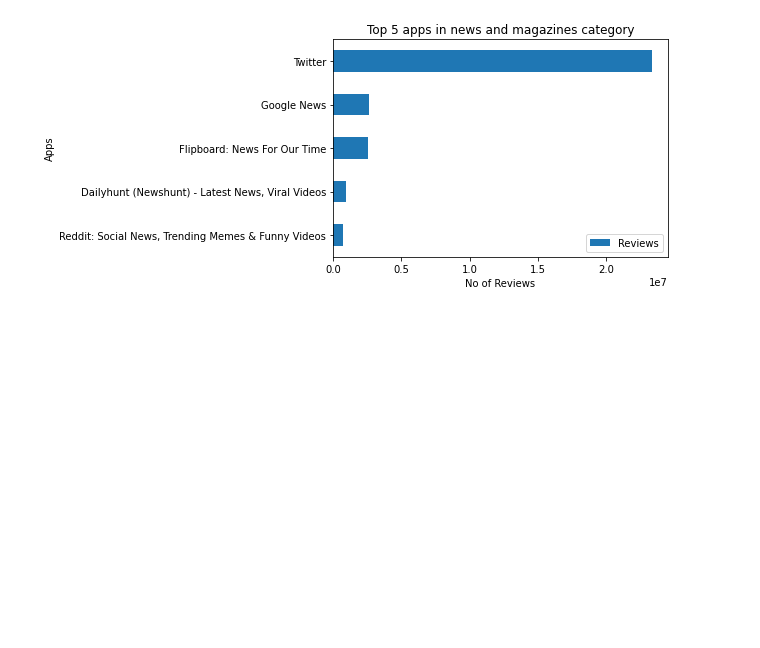
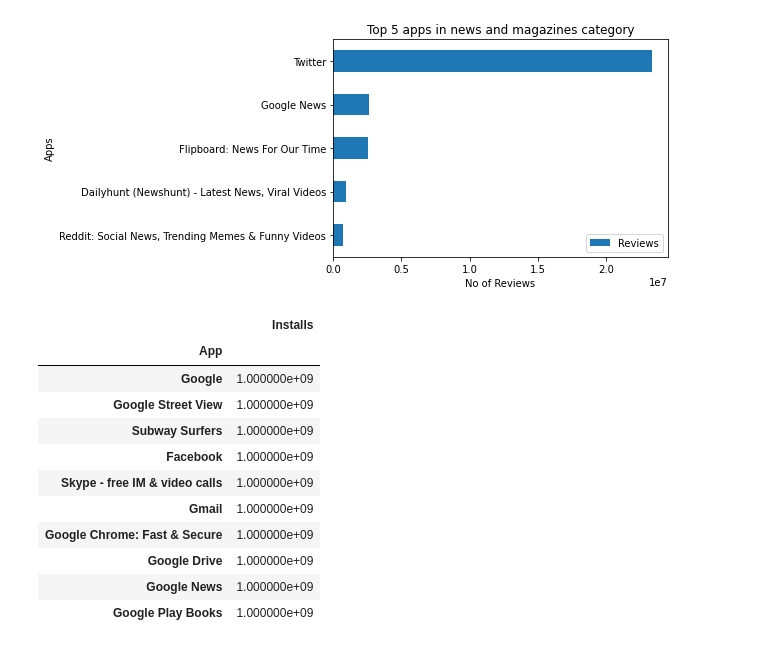
Before and after one commit to mukeshjnv/EDA-on-play-store-apps-data, a Jupyter notebook: EDA_Capson_Project_on_Play_Store_Data.ipynb, the cells around one changed output. Cells and saved outputs as stored; diff of their text form; code cells hidden in the pictures; blank space fills up the shorter version.

```diff
--- a/EDA_Capson_Project_on_Play_Store_Data.ipynb
+++ b/EDA_Capson_Project_on_Play_Store_Data.ipynb
@@ -735,3 +735,19 @@ plt.title('Top 5 apps in news and magazines category')
 # %% [output]
 Text(0.5, 1.0, 'Top 5 apps in news and magazines category')
 [figure]
+# %%
+top10_apps_by_install=app_df.groupby(['App']).agg({'Installs': np.mean}).sort_values('Installs',ascending=False).head(10)
+top10_apps_by_install.sort_values('Installs')
+# %% [output]
+|  | Installs |
+| App |  |
+| Google | 1.000000e+09 |
+| Google Street View | 1.000000e+09 |
+| Subway Surfers | 1.000000e+09 |
+| Facebook | 1.000000e+09 |
+| Skype - free IM & video calls | 1.000000e+09 |
+| Gmail | 1.000000e+09 |
+| Google Chrome: Fast & Secure | 1.000000e+09 |
+| Google Drive | 1.000000e+09 |
+| Google News | 1.000000e+09 |
+| Google Play Books | 1.000000e+09 |
```
Also changed, not shown: parts of 6 cells of this notebook.
